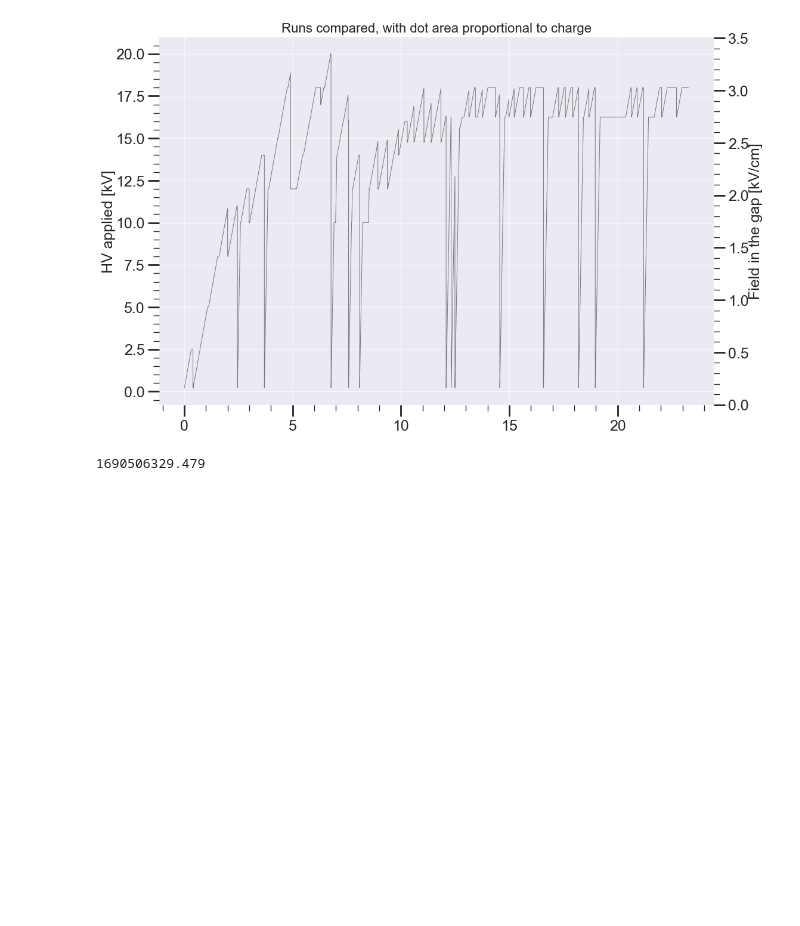
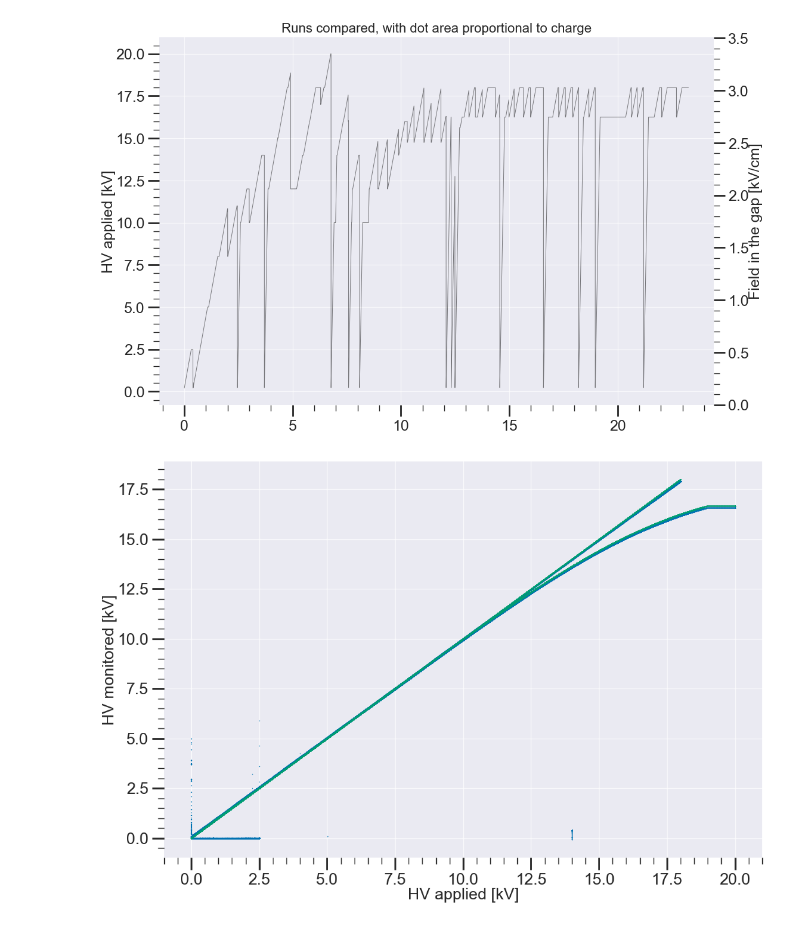
Before and after one commit to ejangelico/ad2-data-processing, a Jupyter notebook: notebooks/High voltage curve viewer.ipynb, the cells around one changed output. Drawn from its saved outputs; the diff is of its cells as text; code cells hidden in the pictures; blank space fills up the shorter version.

```diff
--- a/notebooks/High voltage curve viewer.ipynb
+++ b/notebooks/High voltage curve viewer.ipynb
@@ -221,8 +188,26 @@ Processing ../../data/Run8/ds07
 Processing ../../data/Run8/ds00
 Processing ../../data/Run8/ds12
 [figure]
-# %%
-temp = ana.ramp_data[ana.ramp_data["v_app"] > 18]
-print(np.array(temp["t"])[0])
-# %% [output]
-1690506329.479
+# %%
+#Calibration of v_app and v_mon
+
+v_a = []
+v_m = []
+v_c = []
+for i, run in enumerate([7, 8, 9, 10]):
+    ana = anas[run]
+    v_a += list(ana.ramp_data["v_app"])
+    v_m += list(ana.ramp_data["v_mon"])
+    v_c += list(ana.ramp_data["v_cal"])
+
+
+fig, ax = plt.subplots()
+ax.plot(v_a, v_m, 'o', markersize=1)
+ax.plot(v_a, v_c, 'o', markersize=1)
+#ax.set_xlim([18.75, 19.1])
+#ax.set_ylim([16.5, 16.6])
+ax.set_xlabel("HV applied [kV]")
+ax.set_ylabel("HV monitored [kV]")
+plt.show()
+# %% [output]
+[figure, added]
```
Also changed, not shown: parts of 4 cells of this notebook, 8 other files.
